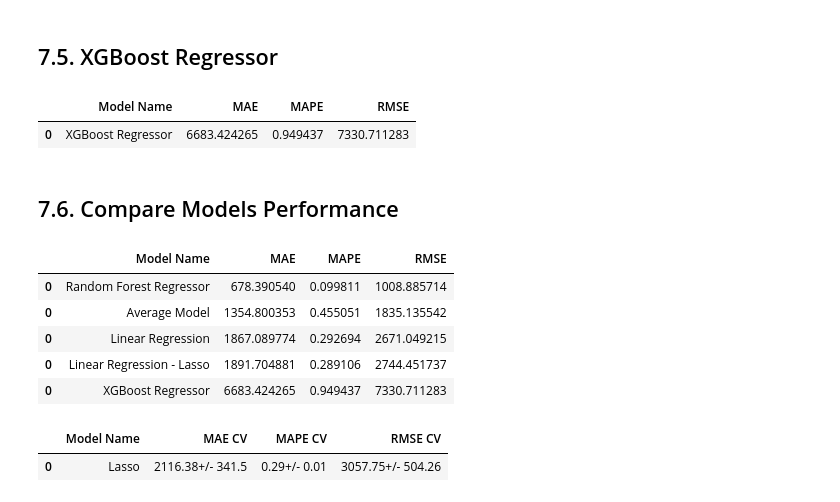
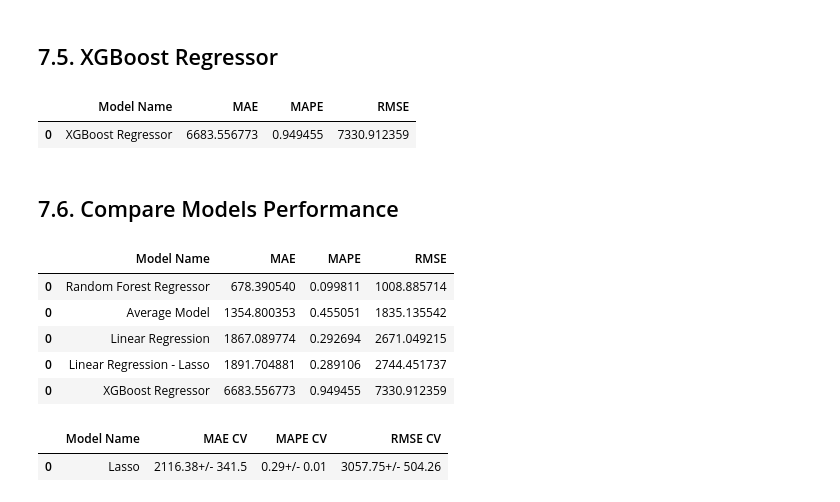
Before and after one commit to LeonardoRose/Rossman_Store_Sales_Forecast, a Jupyter notebook: m07_v02_store_sales_prediction.ipynb, the cells around one changed output. Drawn from its saved outputs; the diff is of its cells as text; code cells hidden in the pictures.

```diff
--- a/m07_v02_store_sales_prediction.ipynb
+++ b/m07_v02_store_sales_prediction.ipynb
@@ -1084,21 +1080,22 @@ rf_result
 # %%
 # model
 model_xgb = xgb.XGBRegressor( objective='reg:squarederror',
                               n_estimators=100,
                               eta=0.01,
+                              random_state=42,
                               max_depth=10,
                               subsample=0.7,
                               colsample_bytree=0.9).fit( x_train, y_train )
 
 # prediction
 yhat_xgb = model_xgb.predict( x_test )
 
 # perfomance
 xgb_result = ml_error( 'XGBoost Regressor', np.expm1( y_test ),  np.expm1( yhat_xgb ) )
 xgb_result
 # %% [output]
 |  | Model Name | MAE | MAPE | RMSE |
-| 0 | XGBoost Regressor | 6683.424265 | 0.949437 | 7330.711283 |
+| 0 | XGBoost Regressor | 6683.556773 | 0.949455 | 7330.912359 |
 # %% [markdown]
 ## 7.6. Compare Models Performance
 # %%
@@ -1110,7 +1107,7 @@ modelling_result.sort_values( 'RMSE' )
 | 0 | Average Model | 1354.800353 | 0.455051 | 1835.135542 |
 | 0 | Linear Regression | 1867.089774 | 0.292694 | 2671.049215 |
 | 0 | Linear Regression - Lasso | 1891.704881 | 0.289106 | 2744.451737 |
-| 0 | XGBoost Regressor | 6683.424265 | 0.949437 | 7330.711283 |
+| 0 | XGBoost Regressor | 6683.556773 | 0.949455 | 7330.912359 |
 # %%
 x_training = X_train[ cols_selected_boruta_full ]
 # %%
```
Also changed, not shown: parts of 47 cells of this notebook.
